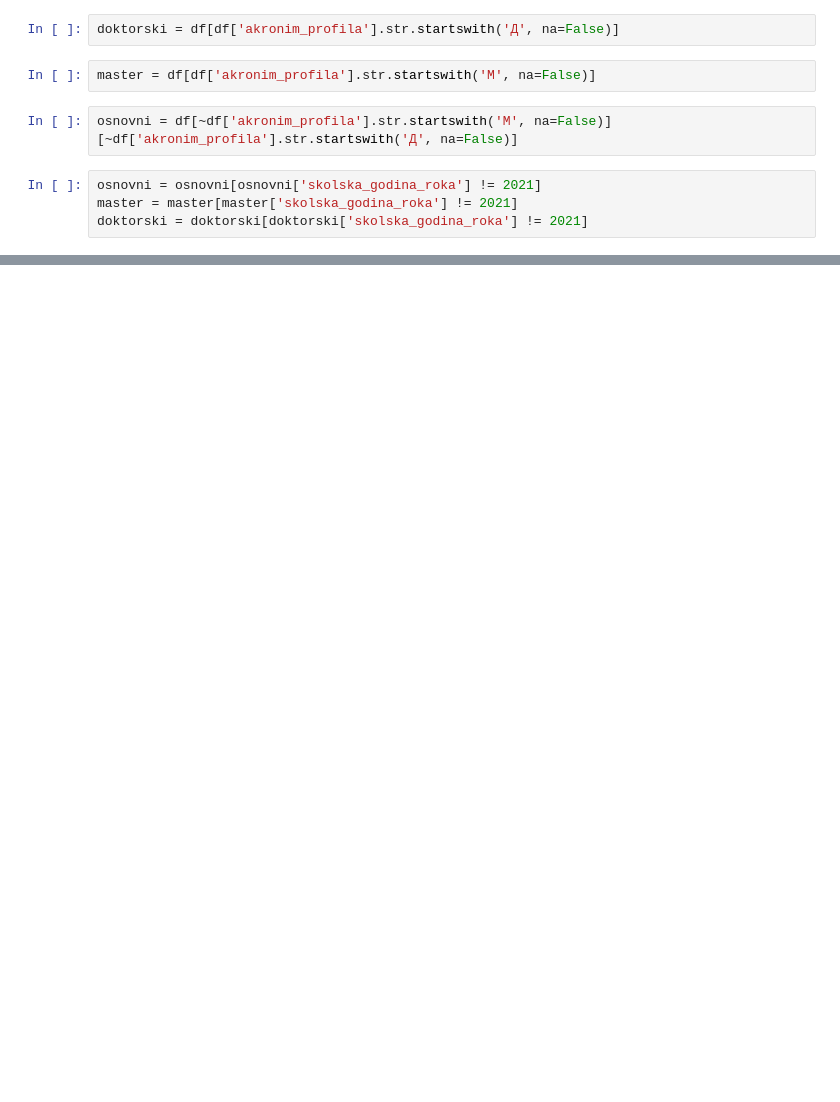
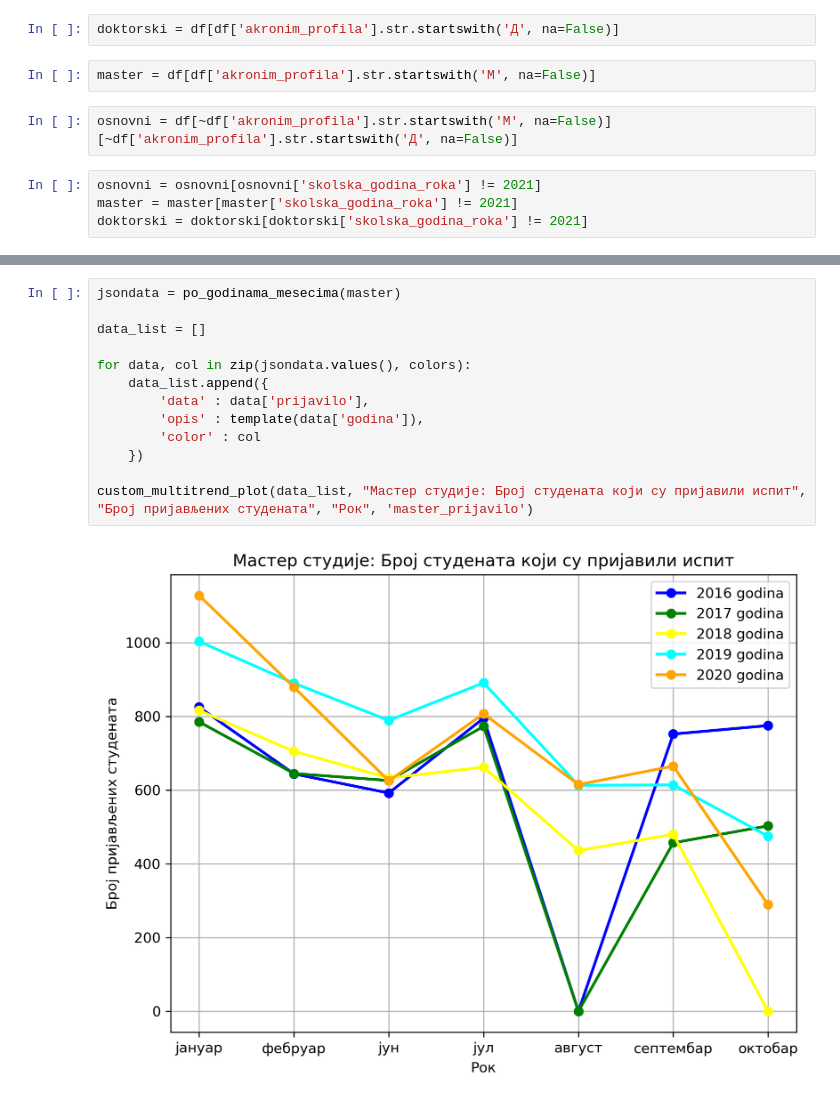
Before and after one commit to AleksaRacic/izlaznost_ETF, a Jupyter notebook: Untitled.ipynb, the cells around one changed output, grey strips where cells are left out. Cells and saved outputs as stored; diff of their text form; blank space fills up the shorter version.

```diff
--- a/Untitled.ipynb
+++ b/Untitled.ipynb
@@ -50,0 +141,15 @@ from auxilaryFunctions import *
+# %%
+jsondata = po_godinama_mesecima(master)
+
+data_list = []
+
+for data, col in zip(jsondata.values(), colors):
+    data_list.append({
+        'data' : data['prijavilo'],
+        'opis' : template(data['godina']),
+        'color' : col
+    })
+
+custom_multitrend_plot(data_list, "Мастер студије: Број студената који су пријавили испит", "Број пријављених студената", "Рок", 'master_prijavilo')
+# %% [output]
+[figure, added]
```
Also changed, not shown: parts of 22 cells of this notebook, 34 other files.
